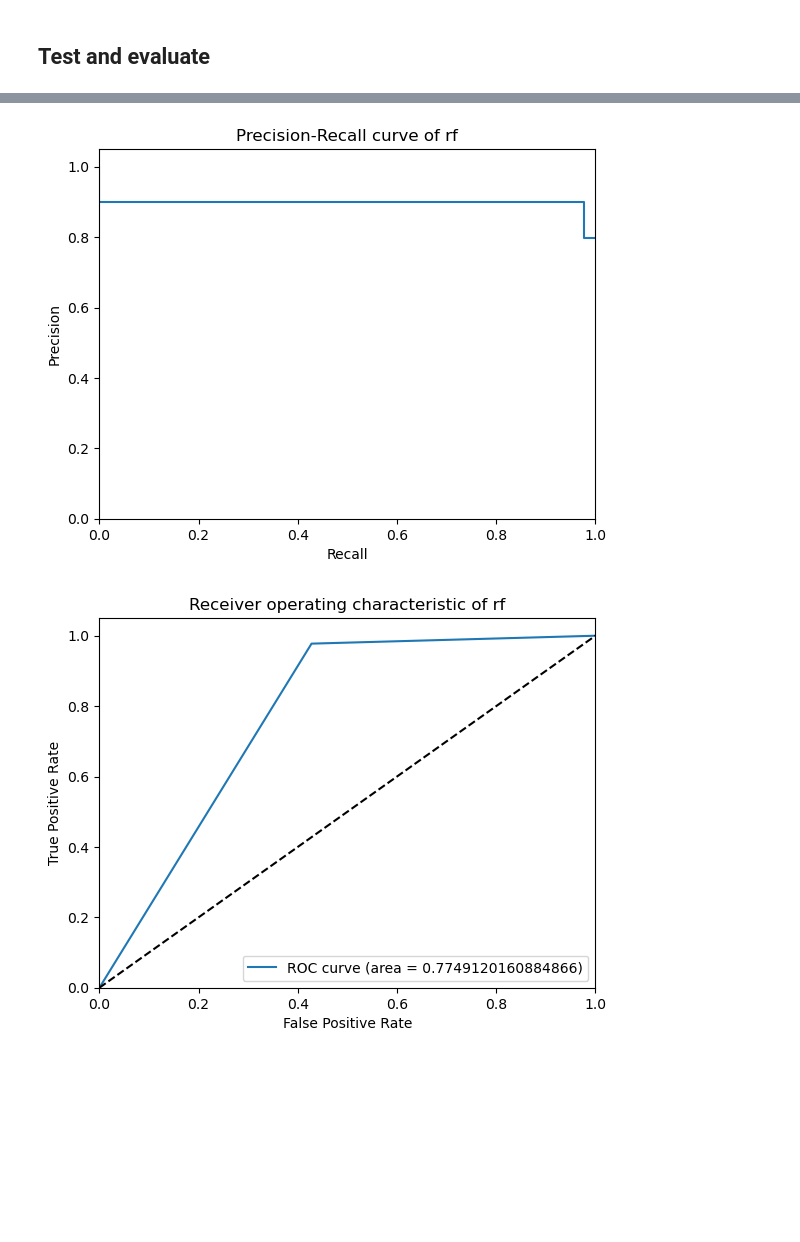
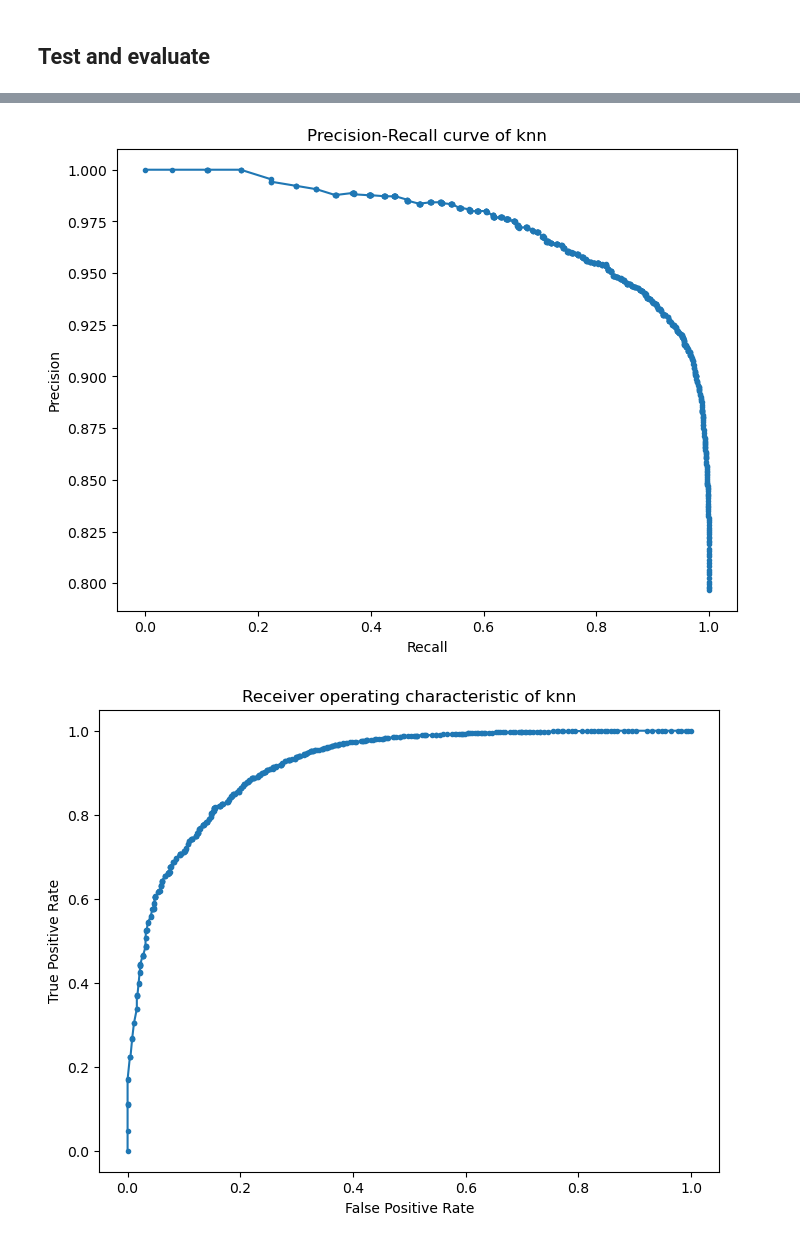
Before and after one commit to HyejinYoo/Packet-Based-Website-Fingerprinting, a Jupyter notebook: open/constant_features/open_rf.ipynb, the cells around one changed output, grey strips where cells are left out. Saved outputs shown, nothing was run; the diff lists cells and outputs as text; code cells hidden in the pictures; blank space fills up the shorter version.

Commit message:
modify graph

```diff
--- a/open/constant_features/open_rf.ipynb
+++ b/open/constant_features/open_rf.ipynb
@@ -126,29 +126,25 @@ Precision: 0.8952083333333334
 # %%
 import matplotlib.pyplot as plt
 from sklearn.metrics import precision_recall_curve, roc_curve, auc
 
 # Precision-Recall curve
-precision, recall, _ = precision_recall_curve(y_test_bin, y_pred_bin)
-plt.step(recall, precision, where='post')
+precision, recall, _ = precision_recall_curve(y_test_bin, model_rf.predict_proba(X_test)[:, 1])
+plt.figure(figsize=(8, 6))
+plt.plot(recall, precision, marker='.')
 plt.xlabel('Recall')
 plt.ylabel('Precision')
-plt.ylim([0.0, 1.05])
-plt.xlim([0.0, 1.0])
-plt.title(f'Precision-Recall curve of rf')
+plt.title(f'Precision-Recall curve of knn')
 plt.show()
 
 # ROC
-fpr, tpr, _ = roc_curve(y_test_bin, y_pred_bin)
+fpr, tpr, _ = roc_curve(y_test_bin, model_rf.predict_proba(X_test)[:, 1])
 roc_auc = auc(fpr, tpr)
-plt.plot(fpr, tpr, label=f'ROC curve (area = {roc_auc})')
-plt.plot([0, 1], [0, 1], 'k--')
-plt.xlim([0.0, 1.0])
-plt.ylim([0.0, 1.05])
+plt.figure(figsize=(8, 6))
+plt.plot(fpr, tpr, marker='.')
 plt.xlabel('False Positive Rate')
 plt.ylabel('True Positive Rate')
-plt.title(f'Receiver operating characteristic of rf')
-plt.legend(loc="lower right")
+plt.title(f'Receiver operating characteristic of knn')
 plt.show()
 # %% [output]
-[figure, old version]
+[figure, new version]
-[figure, old version]
+[figure, new version]
```
Also changed, not shown: parts of 2 cells of this notebook, 1 other file.
